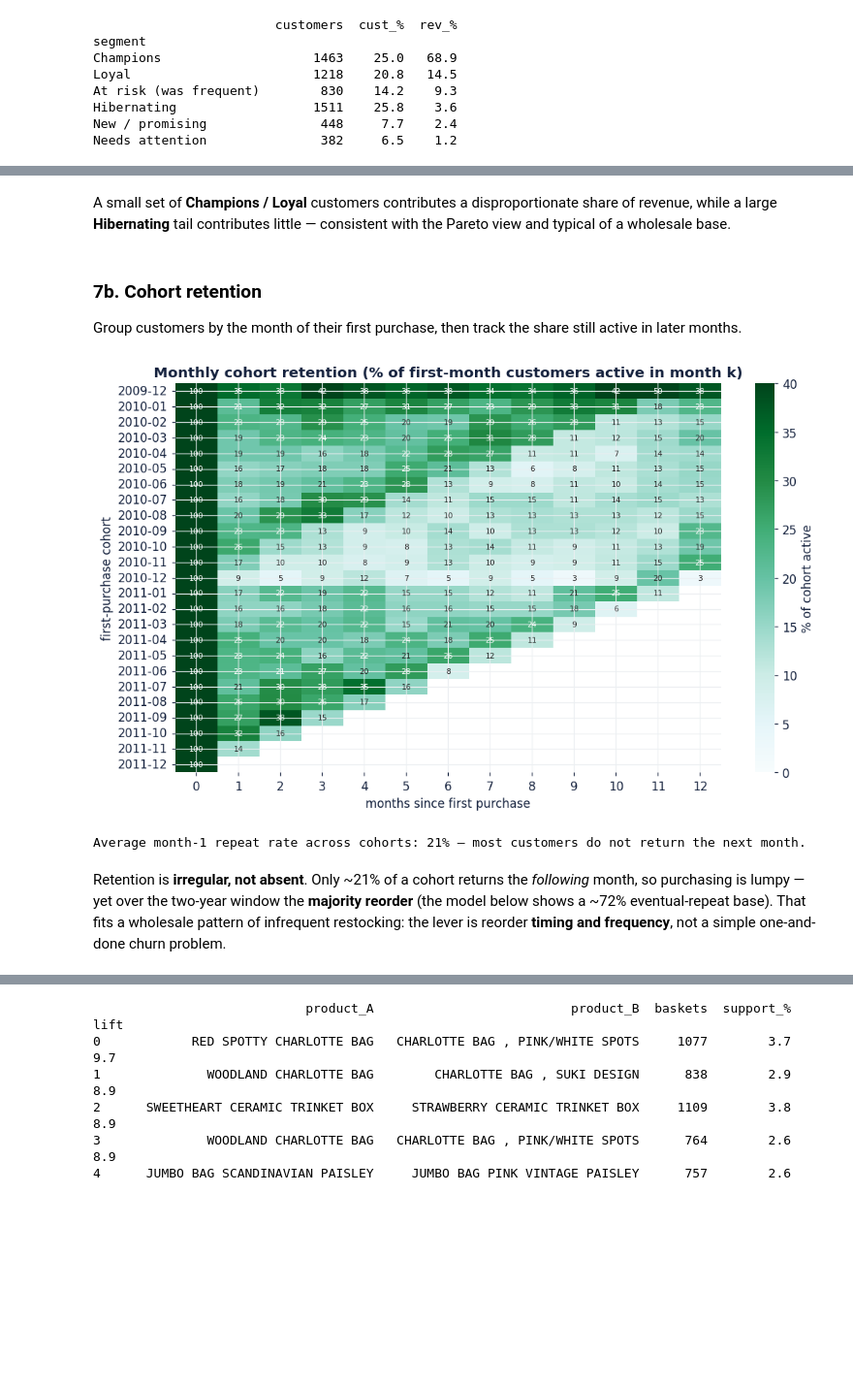
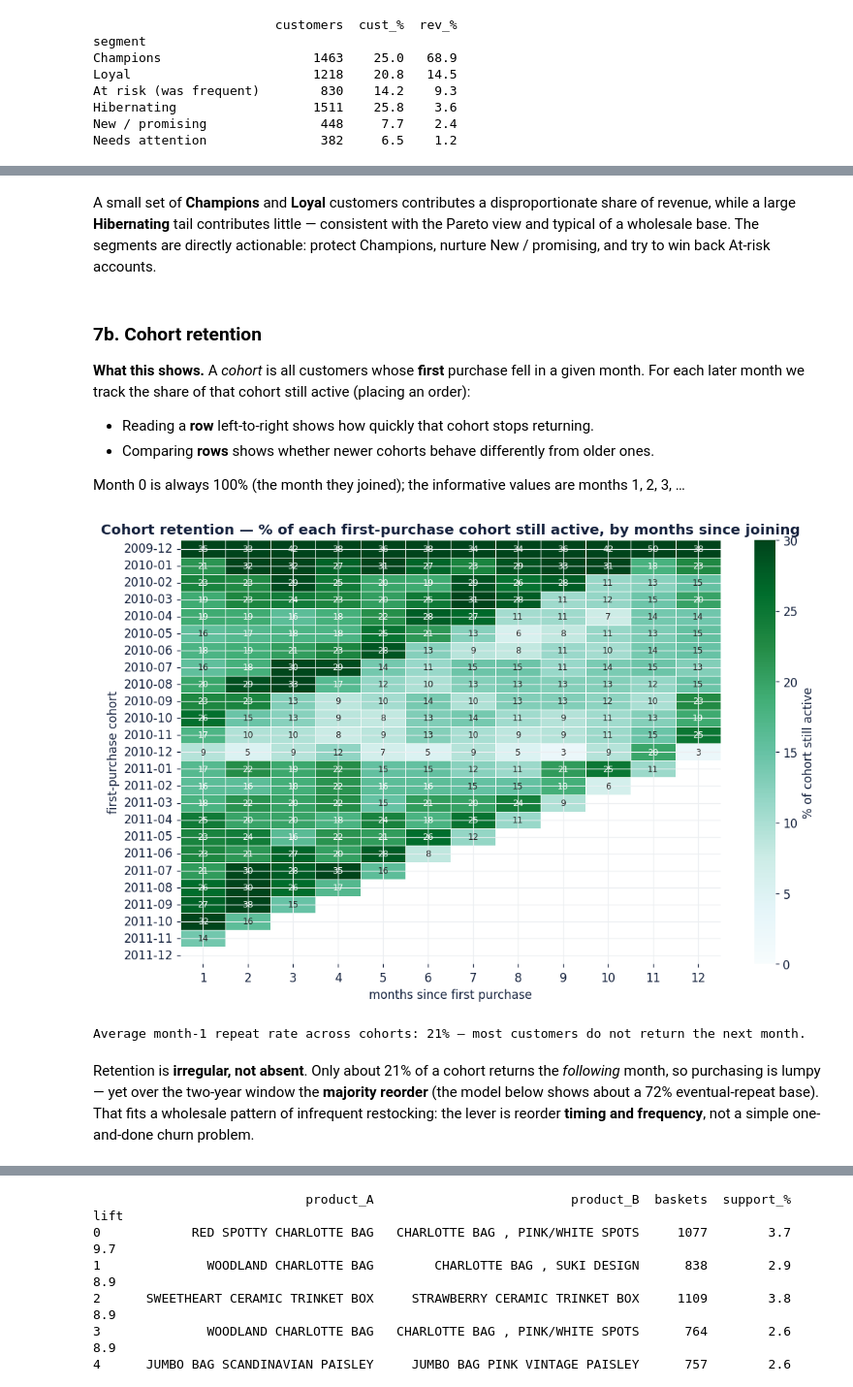
Before and after one commit to Darth0525/uk-online-retailer-eda, a Jupyter notebook: analysis/02_analysis_and_insights.ipynb, the cells around one changed output, grey strips where cells are left out. Shown at 97% size. Saved outputs shown, nothing was run; the diff lists cells and outputs as text; code cells hidden in the pictures; blank space fills up the shorter version.

```diff
--- a/analysis/02_analysis_and_insights.ipynb
+++ b/analysis/02_analysis_and_insights.ipynb
@@ -295,32 +344,37 @@ Needs attention               382     6.5    1.2
 # %% [markdown]
-A small set of **Champions / Loyal** customers contributes a disproportionate share of revenue, while a large **Hibernating** tail contributes little — consistent with the Pareto view and typical of a wholesale base.
+A small set of **Champions** and **Loyal** customers contributes a disproportionate share of revenue, while a large **Hibernating** tail contributes little — consistent with the Pareto view and typical of a wholesale base. The segments are directly actionable: protect Champions, nurture New / promising, and try to win back At-risk accounts.
 # %% [markdown]
 ### 7b. Cohort retention
 
-Group customers by the month of their first purchase, then track the share still active in later months.
+**What this shows.** A *cohort* is all customers whose **first** purchase fell in a given month. For each later month we track the share of that cohort still active (placing an order):
+
+- Reading a **row** left-to-right shows how quickly that cohort stops returning.
+- Comparing **rows** shows whether newer cohorts behave differently from older ones.
+
+Month 0 is always 100% (the month they joined); the informative values are months 1, 2, 3, …
 # %%
 c = sales.dropna(subset=["Customer ID"]).copy()
 c["order_month"] = c["InvoiceDate"].dt.to_period("M")
 first = c.groupby("Customer ID")["order_month"].min().rename("cohort")
 c = c.join(first, on="Customer ID")
 c["k"] = (c["order_month"].dt.year - c["cohort"].dt.year)*12 + (c["order_month"].dt.month - c["cohort"].dt.month)
 counts = c.groupby(["cohort","k"])["Customer ID"].nunique().unstack()
 retention = counts.divide(counts[0], axis=0) * 100
-ret = retention.iloc[:, :13]
+ret = retention.iloc[:, 1:13]                      # drop month 0 (always 100%) to focus on repeat behaviour
 ret.index = ret.index.astype(str)
-fig, ax = plt.subplots(figsize=(10, 6))
-sns.heatmap(ret, cmap="BuGn", annot=True, fmt=".0f", annot_kws={"size":7}, vmin=0, vmax=40,
-            cbar_kws={"label":"% of cohort active"}, ax=ax)
-ax.set_title("Monthly cohort retention (% of first-month customers active in month k)")
+fig, ax = plt.subplots(figsize=(10, 6.5))
+sns.heatmap(ret, cmap="BuGn", annot=True, fmt=".0f", annot_kws={"size":8}, vmin=0, vmax=30,
+            linewidths=.5, linecolor="white", cbar_kws={"label":"% of cohort still active"}, ax=ax)
+ax.set_title("Cohort retention — % of each first-purchase cohort still active, by months since joining")
 ax.set_xlabel("months since first purchase"); ax.set_ylabel("first-purchase cohort")
 plt.tight_layout(); plt.show()
 m1 = retention[1].mean()
 print(f"Average month-1 repeat rate across cohorts: {m1:.0f}% — most customers do not return the next month.")
 # %% [output]
-[figure, old version]
+[figure, new version]
 Average month-1 repeat rate across cohorts: 21% — most customers do not return the next month.
 # %% [markdown]
-Retention is **irregular, not absent**. Only ~21% of a cohort returns the *following* month, so purchasing is lumpy — yet over the two-year window the **majority reorder** (the model below shows a ~72% eventual-repeat base). That fits a wholesale pattern of infrequent restocking: the lever is reorder **timing and frequency**, not a simple one-and-done churn problem.
+Retention is **irregular, not absent**. Only about 21% of a cohort returns the *following* month, so purchasing is lumpy — yet over the two-year window the **majority reorder** (the model below shows about a 72% eventual-repeat base). That fits a wholesale pattern of infrequent restocking: the lever is reorder **timing and frequency**, not a simple one-and-done churn problem.
 # %% [markdown]
 ### 7c. Market-basket / product affinity
 
```
Also changed, not shown: parts of 11 cells of this notebook, 1 other file.
